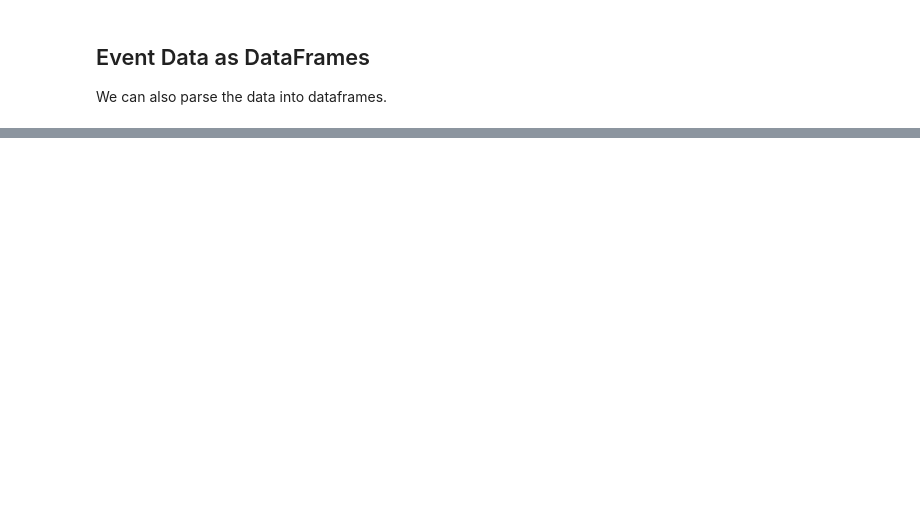
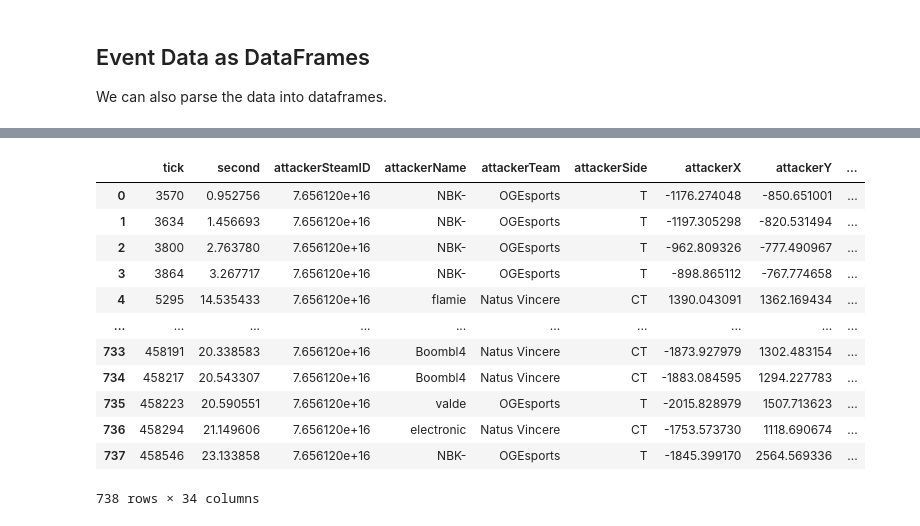
Before and after one commit to pnxenopoulos/awpy, a Jupyter notebook: examples/00_Parsing_a_CSGO_Demofile.ipynb, the cells around one changed output, grey strips where cells are left out. Drawn from its saved outputs; the diff is of its cells as text; code cells hidden in the pictures; blank space fills up the shorter version.

```diff
--- a/examples/00_Parsing_a_CSGO_Demofile.ipynb
+++ b/examples/00_Parsing_a_CSGO_Demofile.ipynb
@@ -253,0 +242,16 @@ df["Kills"]
+# %%
+df["damages"]
+# %% [output]
+|  | tick | second | attackerSteamID | attackerName | attackerTeam | attackerSide | attackerX | attackerY | ... |
+| 0 | 3570 | 0.952756 | 7.656120e+16 | NBK- | OGEsports | T | -1176.274048 | -850.651001 | ... |
+| 1 | 3634 | 1.456693 | 7.656120e+16 | NBK- | OGEsports | T | -1197.305298 | -820.531494 | ... |
+| 2 | 3800 | 2.763780 | 7.656120e+16 | NBK- | OGEsports | T | -962.809326 | -777.490967 | ... |
+| 3 | 3864 | 3.267717 | 7.656120e+16 | NBK- | OGEsports | T | -898.865112 | -767.774658 | ... |
+| 4 | 5295 | 14.535433 | 7.656120e+16 | flamie | Natus Vincere | CT | 1390.043091 | 1362.169434 | ... |
+| ... | ... | ... | ... | ... | ... | ... | ... | ... | ... |
+| 733 | 458191 | 20.338583 | 7.656120e+16 | Boombl4 | Natus Vincere | CT | -1873.927979 | 1302.483154 | ... |
+| 734 | 458217 | 20.543307 | 7.656120e+16 | Boombl4 | Natus Vincere | CT | -1883.084595 | 1294.227783 | ... |
+| 735 | 458223 | 20.590551 | 7.656120e+16 | valde | OGEsports | T | -2015.828979 | 1507.713623 | ... |
+| 736 | 458294 | 21.149606 | 7.656120e+16 | electronic | Natus Vincere | CT | -1753.573730 | 1118.690674 | ... |
+| 737 | 458546 | 23.133858 | 7.656120e+16 | NBK- | OGEsports | T | -1845.399170 | 2564.569336 | ... |
+738 rows × 34 columns
```
Also changed, not shown: parts of 15 cells of this notebook, 1 other file.
